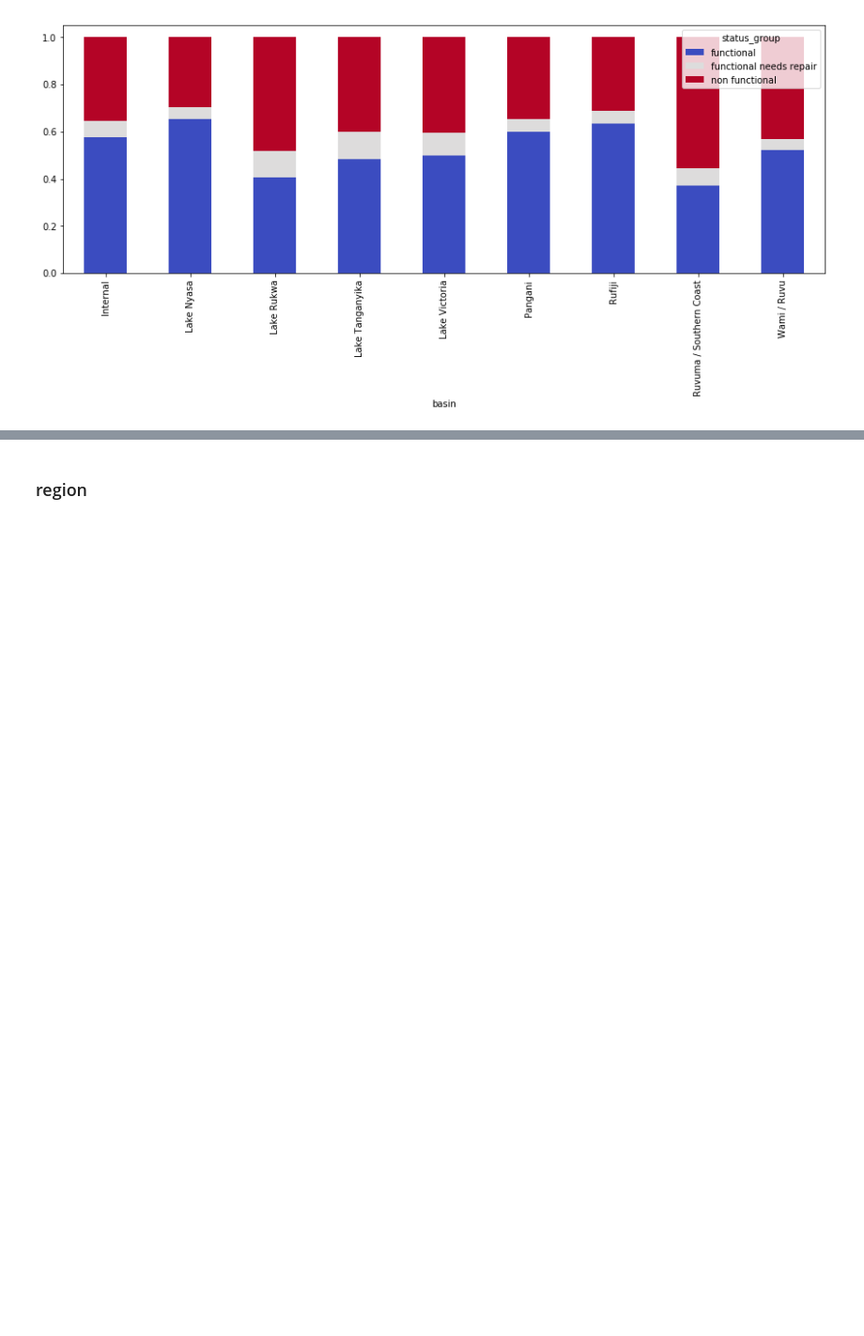
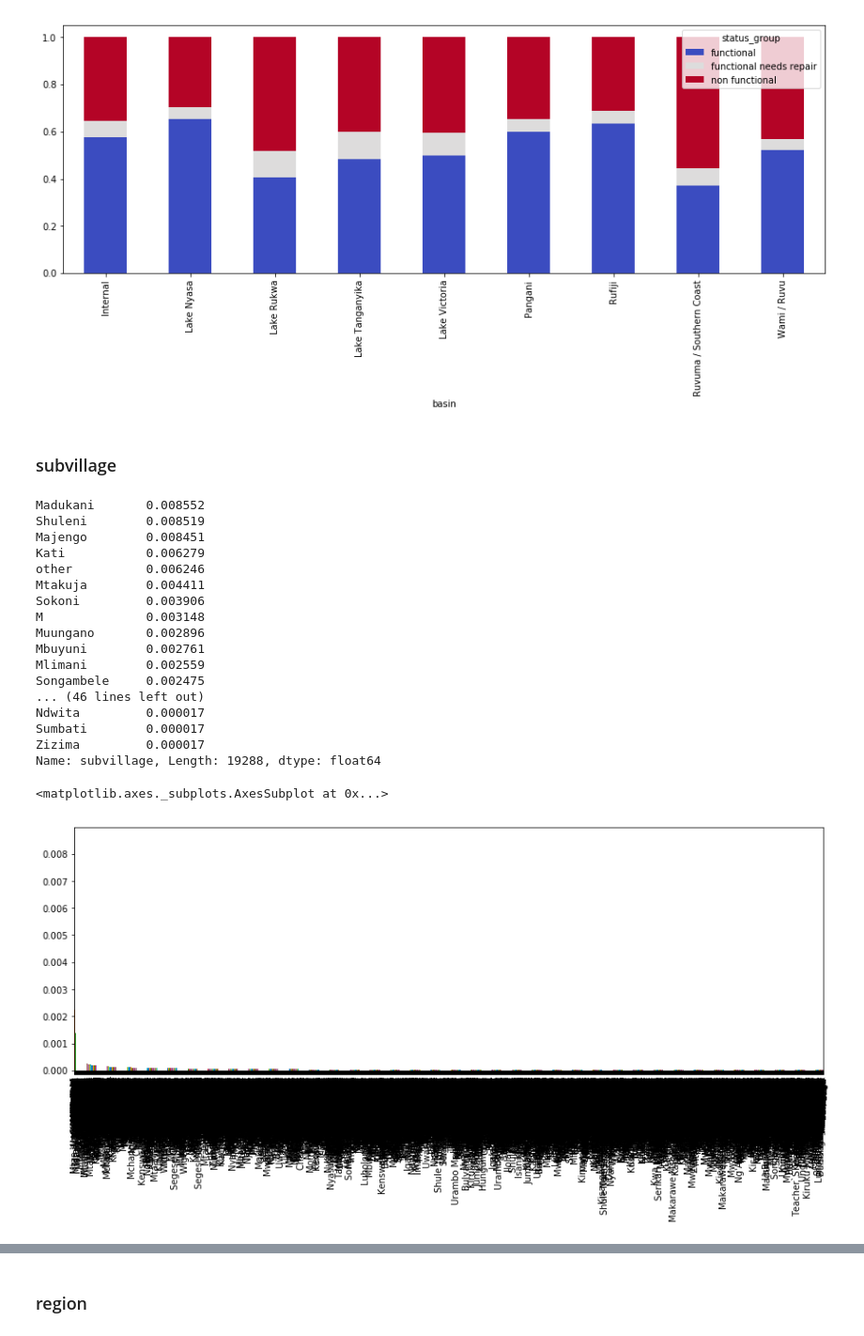
Before and after one commit to joshblumer/dsc-phase-3-project, a Jupyter notebook: EDA.ipynb, the cells around one changed output, grey strips where cells are left out. Shown at 94% size. Saved outputs shown, nothing was run; the diff lists cells and outputs as text; code cells hidden in the pictures; blank space fills up the shorter version.

```diff
--- a/EDA.ipynb
+++ b/EDA.ipynb
@@ -761,7 +782,7 @@ Name: wpt_name, Length: 37400, dtype: float64
 # %%
 # Over half of the values for wpt_name are unique so this column will be deleted
 
-df.drop(['wpt_name'], axis = 1, inplace = True)
+#df.drop(['wpt_name'], axis = 1, inplace = True)
 # %% [markdown]
 ### basin
 # %%
@@ -786,3 +807,28 @@ pd.crosstab(df['basin'], df['status_group'], normalize = 'index').plot(kind='bar
 # %% [output]
 <matplotlib.axes._subplots.AxesSubplot at 0x...>
 [figure]
+# %% [markdown]
+### subvillage
+# %%
+print(df['subvillage'].value_counts(normalize = True))
+df['subvillage'].value_counts(normalize = True).plot.bar(figsize = (15, 5))
+# %% [output]
+Madukani       0.008552
+Shuleni        0.008519
+Majengo        0.008451
+Kati           0.006279
+other          0.006246
+Mtakuja        0.004411
+Sokoni         0.003906
+M              0.003148
+Muungano       0.002896
+Mbuyuni        0.002761
+Mlimani        0.002559
+Songambele     0.002475
+... (46 lines left out)
+Ndwita         0.000017
+Sumbati        0.000017
+Zizima         0.000017
+Name: subvillage, Length: 19288, dtype: float64
+<matplotlib.axes._subplots.AxesSubplot at 0x...>
+[figure, added]
```
Also changed, not shown: parts of 39 cells of this notebook, 4 other files.
